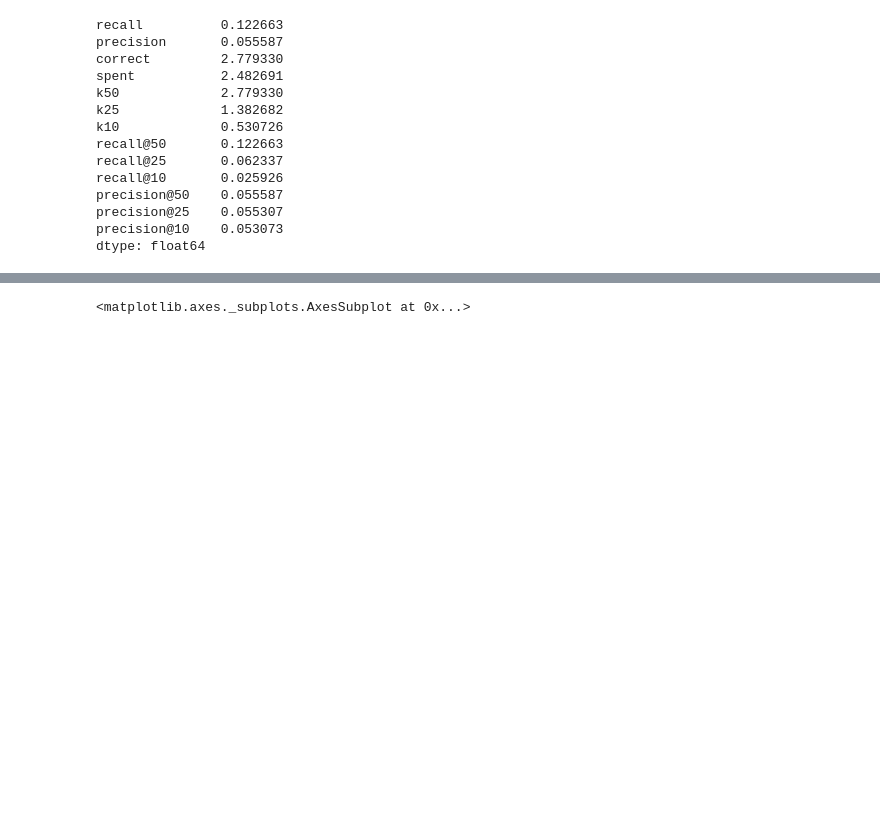
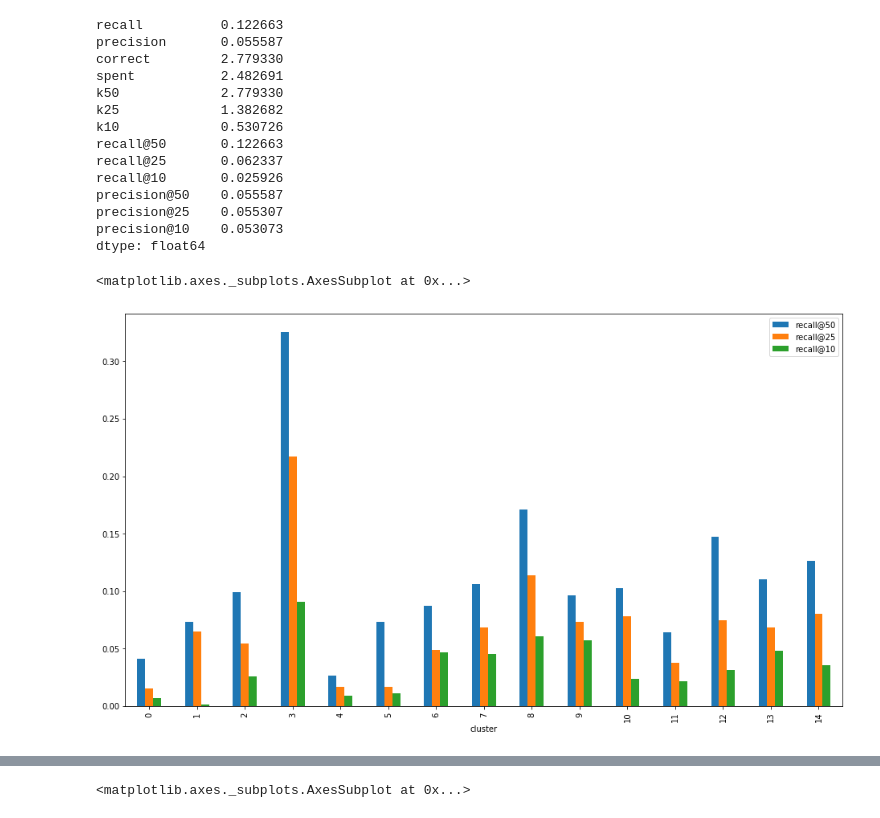
Before and after one commit to csy1204/Capstone-project-2020-Fall, a Jupyter notebook: result/result.ipynb, the cells around one changed output, grey strips where cells are left out. Cells and saved outputs as stored; diff of their text form; code cells hidden in the pictures; blank space fills up the shorter version.

```diff
--- a/result/result.ipynb
+++ b/result/result.ipynb
@@ -88,3 +97,8 @@ precision@50    0.055587
 precision@25    0.055307
 precision@10    0.053073
 dtype: float64
+# %%
+df_result_v1.groupby(['cluster'])[recall_col].mean().plot.bar(figsize=(16,9))
+# %% [output]
+<matplotlib.axes._subplots.AxesSubplot at 0x...>
+[figure, added]
```
Also changed, not shown: parts of 21 cells of this notebook, 5 other files.
